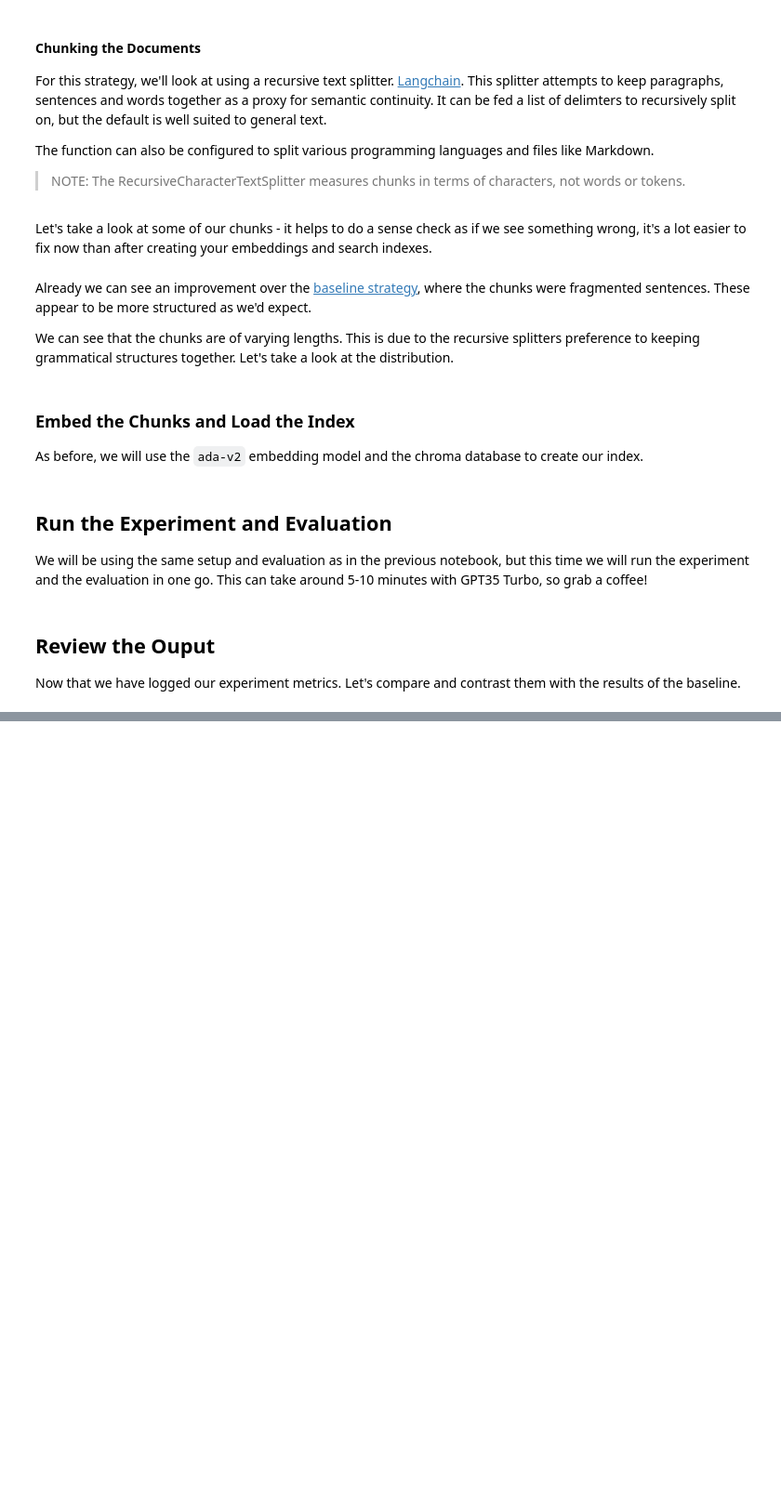
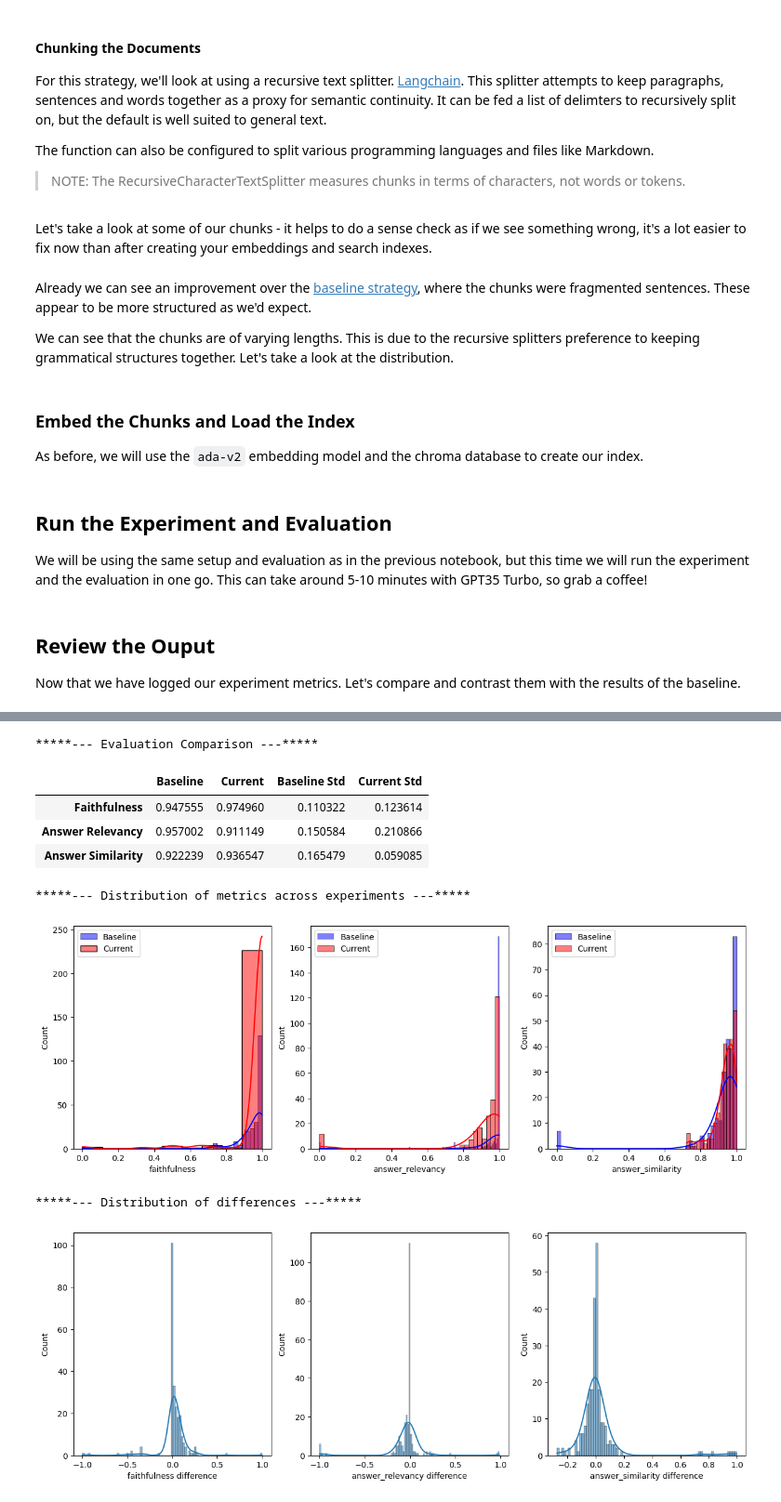
Before and after one commit to Dimantarian/chunky_monkey, a Jupyter notebook: chunking_strategies/02-Recursive Chunking.ipynb, the cells around one changed output, grey strips where cells are left out. Shown at 93% size. Saved outputs shown, nothing was run; the diff lists cells and outputs as text; code cells hidden in the pictures; blank space fills up the shorter version.

Commit message:
added an experiment run in line with the doco and added mann whitney u tests to experiments 2 and 3

```diff
--- a/chunking_strategies/02-Recursive Chunking.ipynb
+++ b/chunking_strategies/02-Recursive Chunking.ipynb
@@ -269,0 +272,74 @@ So far, so good!
+# %%
+import pandas as pd
+import seaborn as sns
+import matplotlib.pyplot as plt
+
+baseline_results = pd.read_csv('/home/guy/projects/aip/chunky_monkey/chunking_strategies/data/baseline_pubmed_articles_400_50_5-gpt-35-turbo-16k-gpt-35-turbo-16k-evaluated.csv')
+
+current_results = pd.read_csv('data/recursive_pubmed_articles_1500_100_5-gpt-35-turbo-16k-gpt-35-turbo-16k-evaluated.csv')
+
+# Visualise the difference in the metrics between the baseline and the current results using their means and standard deviations
+# Create a table to display the results
+
+evaluation_comp = pd.DataFrame({
+    'Baseline': [baseline_results['faithfulness'].mean(), baseline_results['answer_relevancy'].mean(), baseline_results['answer_similarity'].mean()],
+    'Current': [current_results['faithfulness'].mean(), current_results['answer_relevancy'].mean(), current_results['answer_similarity'].mean()],
+    'Baseline Std': [baseline_results['faithfulness'].std(), baseline_results['answer_relevancy'].std(), baseline_results['answer_similarity'].std()],
+    'Current Std': [current_results['faithfulness'].std(), current_results['answer_relevancy'].std(), current_results['answer_similarity'].std()],
+}, index=['Faithfulness', 'Answer Relevancy', 'Answer Similarity'])
+
+print("*****--- Evaluation Comparison ---*****")
+display(evaluation_comp)
+
+
+print("*****--- Distribution of metrics across experiments ---*****")
+
+# Plot the distribution of the metrics for the baseline and current results
+fig, axs = plt.subplots(1, 3, figsize=(15, 5))
+
+for idx, metric in enumerate(['faithfulness', 'answer_relevancy', 'answer_similarity']):
+    sns.histplot(baseline_results[metric], kde=True, ax=axs[idx], color='blue', label='Baseline')
+    sns.histplot(current_results[metric], kde=True, ax=axs[idx], color='red', label='Current')
+    axs[idx].set_xlabel(metric)
+    axs[idx].legend()
+
+plt.show()
+
+fig, axs = plt.subplots(1, 3, figsize=(15, 5))
+
+for idx, metric in enumerate(['faithfulness', 'answer_relevancy', 'answer_similarity']):
+    sns.histplot(current_results[metric] - baseline_results[metric], kde=True, ax=axs[idx])
+    axs[idx].set_xlabel(f"{metric} difference")
+
+print("*****--- Distribution of differences ---*****")
+plt.show()
+
+
+# For each of the metrics, calculate the difference between the baseline and the current results
+# The perform a statistical test to see if they are significantly different
+# use the mann whitney u test
+from scipy.stats import mannwhitneyu
+
+print("*****--- Mann-Whitney U Test ---*****")
+print("Null Hypothesis: The distribution of the metric is the same for the baseline and current results")
+print("Alternative Hypothesis: The distribution of the metric is different for the baseline and current results")
+print("\n")
+
+for metric in ['faithfulness', 'answer_relevancy', 'answer_similarity']:
+    baseline_metric = baseline_results[metric]
+    current_metric = current_results[metric]
+
+    # Perform the Mann-Whitney U test
+    statistic, p_value = mannwhitneyu(baseline_metric, current_metric)
+
+    print(f"{metric} p-value: {p_value}")
+# %% [output]
+*****--- Evaluation Comparison ---*****
+|  | Baseline | Current | Baseline Std | Current Std |
+| Faithfulness | 0.947555 | 0.974960 | 0.110322 | 0.123614 |
+| Answer Relevancy | 0.957002 | 0.911149 | 0.150584 | 0.210866 |
+| Answer Similarity | 0.922239 | 0.936547 | 0.165479 | 0.059085 |
+*****--- Distribution of metrics across experiments ---*****
+[figure, added]
+*****--- Distribution of differences ---*****
+[figure, added]
```
Also changed, not shown: parts of 3 cells of this notebook, 10 other files.
